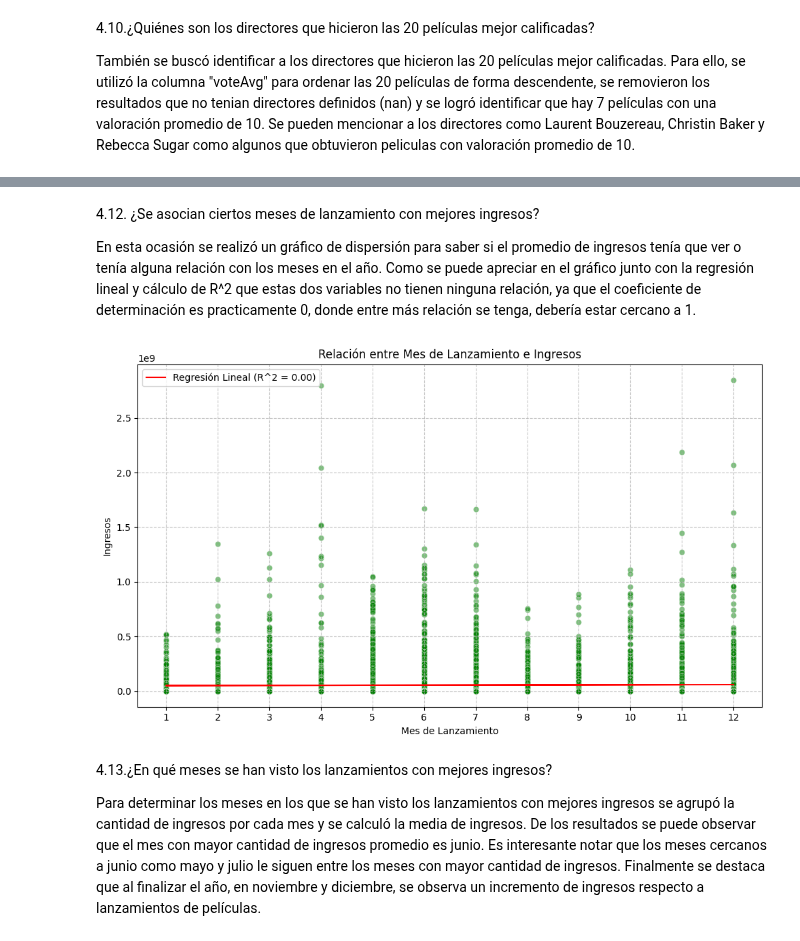
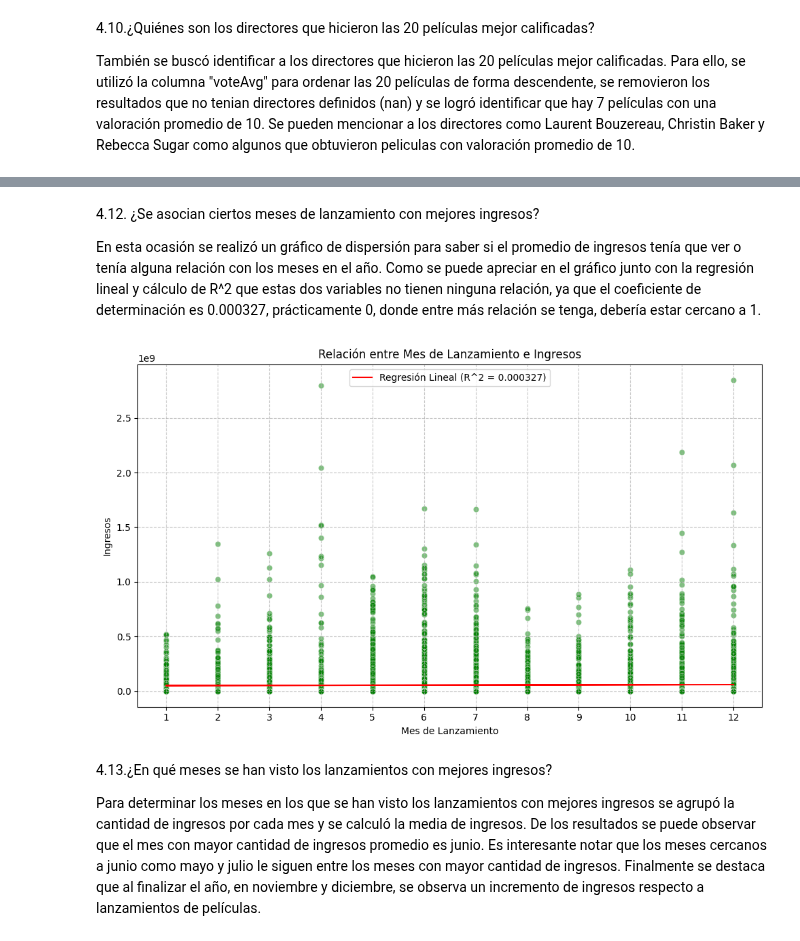
Before and after one commit to Dahernandezsilve/HT1MD, a Jupyter notebook: HT_1_Análisis_Exploratorio.ipynb, the cells around one changed output, grey strips where cells are left out. Drawn from its saved outputs; the diff is of its cells as text; code cells hidden in the pictures.

```diff
--- a/HT_1_Análisis_Exploratorio.ipynb
+++ b/HT_1_Análisis_Exploratorio.ipynb
@@ -583,42 +585,42 @@ print(table)
 # %% [markdown]
 4.12. ¿Se asocian ciertos meses de lanzamiento con mejores ingresos?
 
-En esta ocasión se realizó un gráfico de dispersión para saber si el promedio de ingresos tenía que ver o tenía alguna relación con los meses en el año. Como se puede apreciar en el gráfico junto con la regresión lineal y cálculo de R^2 que estas dos variables no tienen ninguna relación, ya que el coeficiente de determinación es practicamente 0, donde entre más relación se tenga, debería estar cercano a 1.
+En esta ocasión se realizó un gráfico de dispersión para saber si el promedio de ingresos tenía que ver o tenía alguna relación con los meses en el año. Como se puede apreciar en el gráfico junto con la regresión lineal y cálculo de R^2 que estas dos variables no tienen ninguna relación, ya que el coeficiente de determinación es 0.000327, prácticamente 0, donde entre más relación se tenga, debería estar cercano a 1.
 # %%
 #4.12
 import matplotlib.pyplot as plt
 import seaborn as sns
 from sklearn.linear_model import LinearRegression
 from sklearn.metrics import r2_score
 
 dataframe['mes'] = pd.to_datetime(dataframe['releaseDate']).dt.month
 
 ingresosMes = dataframe.groupby('mes')['revenue'].mean()
 
 # Dispersion
 plt.figure(figsize=(10, 6))
 sns.scatterplot(data=dataframe, x='mes', y='revenue', color='green', alpha=0.5)
 
 # Ajustar una regresión lineal
 modelo = LinearRegression()
 modelo.fit(dataframe[['mes']], dataframe['revenue'])
 predicciones = modelo.predict(dataframe[['mes']])
 
 # Calcular R^2
 r_cuadrado = r2_score(dataframe['revenue'], predicciones)
 
 # Graficar la línea de regresión
-plt.plot(dataframe['mes'], predicciones, color='red', label=f'Regresión Lineal (R^2 = {r_cuadrado:.2f})')
+plt.plot(dataframe['mes'], predicciones, color='red', label=f'Regresión Lineal (R^2 = {r_cuadrado:.6f})')
 plt.title('Relación entre Mes de Lanzamiento e Ingresos')
 plt.xlabel('Mes de Lanzamiento')
 plt.ylabel('Ingresos')
 plt.xticks(range(1, 13))
 plt.legend()
 plt.grid(True, linestyle='--', alpha=0.7)
 plt.tight_layout()
 plt.show()
 # %% [output]
-[figure, old version]
+[figure, new version]
 # %% [markdown]
 4.13.¿En qué meses se han visto los lanzamientos con mejores ingresos?
 
```
Also changed, not shown: parts of 7 cells of this notebook.
